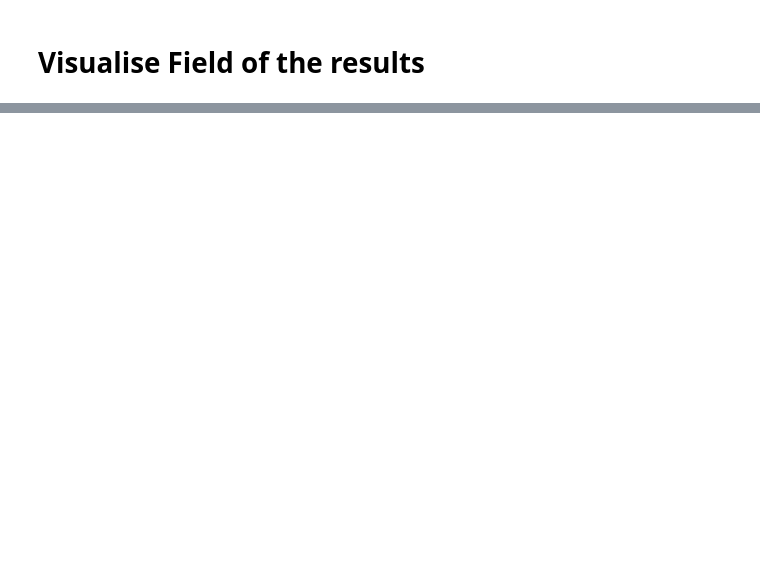
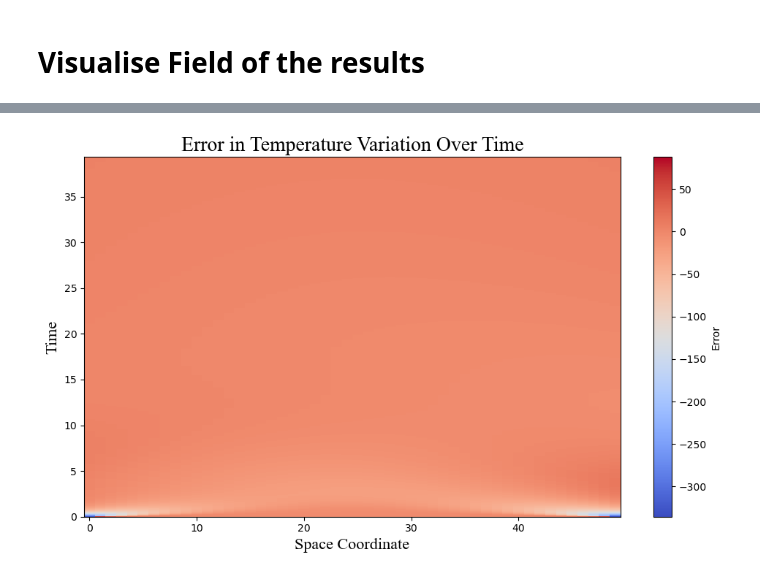
Before and after one commit to radhikrammohan/1D_HT_Pinn, a Jupyter notebook: Data-prep/PINN/Basic_training/spartan/visual.ipynb, the cells around one changed output, grey strips where cells are left out. Saved outputs shown, nothing was run; the diff lists cells and outputs as text; code cells hidden in the pictures; blank space fills up the shorter version.

```diff
--- a/Data-prep/PINN/Basic_training/spartan/visual.ipynb
+++ b/Data-prep/PINN/Basic_training/spartan/visual.ipynb
@@ -324,0 +372,15 @@ plt.show()
+# %%
+# Plot Error Graph
+
+error = Act_temp - temp_nn_r
+
+fig, ax = plt.subplots(figsize=(10, 6))
+im = ax.pcolormesh(space_coord, time_coord, error, cmap='coolwarm')
+ax.set_xlabel('Space Coordinate', fontname='Times New Roman', fontsize=16)
+ax.set_ylabel('Time',fontname='Times New Roman', fontsize=16)
+ax.set_title('Error in Temperature Variation Over Time',fontname='Times New Roman', fontsize=20)
+fig.colorbar(im, ax=ax, label='Error')
+plt.tight_layout()
+plt.show()
+# %% [output]
+[figure, added]
```
Also changed, not shown: parts of 16 cells of this notebook, 5 other files.
